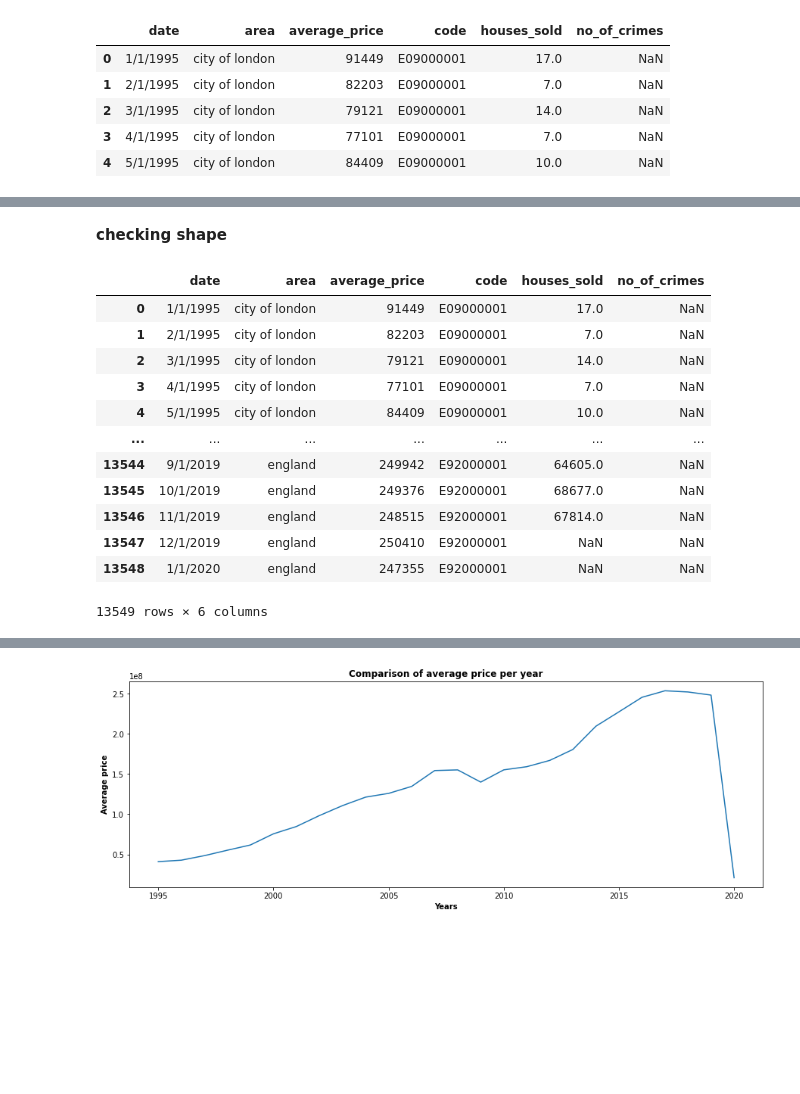
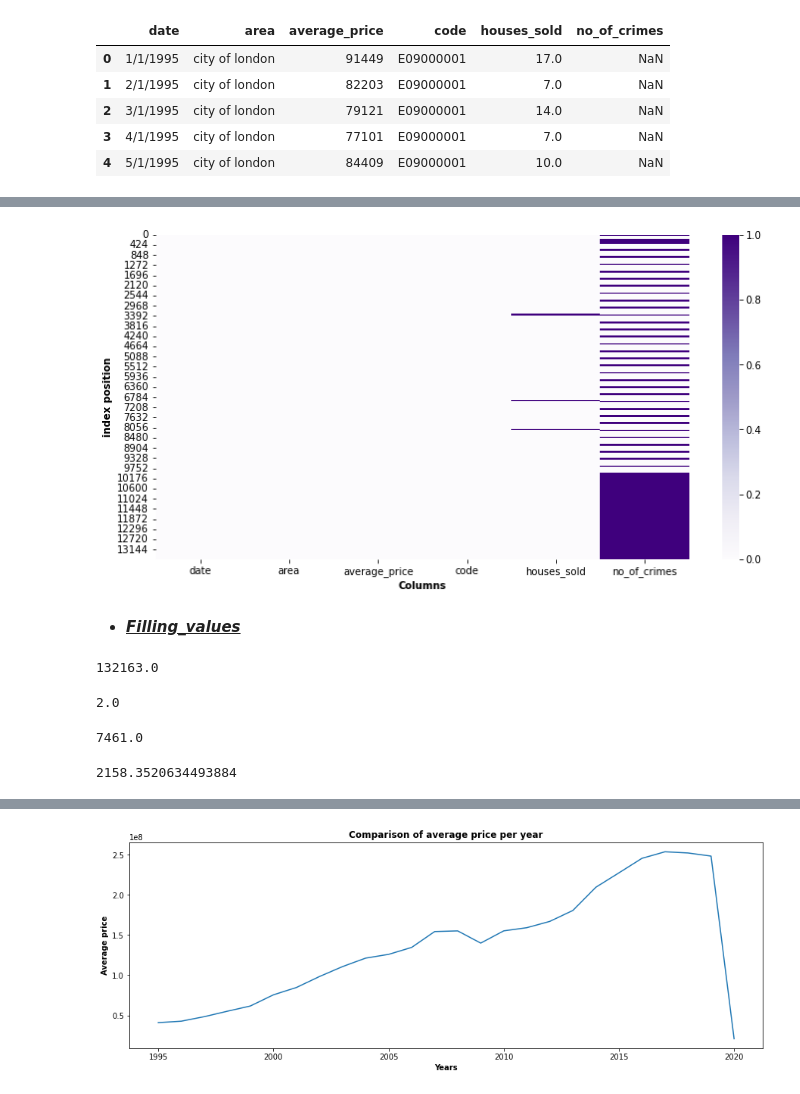
Before and after one commit to captin01/Data_Analysis, a Jupyter notebook: London_Housing/LND_Housing.ipynb, the cells around one changed output, grey strips where cells are left out. Drawn from its saved outputs; the diff is of its cells as text; code cells hidden in the pictures; blank space fills up the shorter version.

```diff
--- a/London_Housing/LND_Housing.ipynb
+++ b/London_Housing/LND_Housing.ipynb
@@ -52,19 +27,32 @@ dtype: int64
-# %% [markdown]
-**checking shape**
-# %%
-hs_data2.shape
-hs_data
-# %% [output]
-|  | date | area | average_price | code | houses_sold | no_of_crimes |
-| 0 | 1/1/1995 | city of london | 91449 | E09000001 | 17.0 | NaN |
-| 1 | 2/1/1995 | city of london | 82203 | E09000001 | 7.0 | NaN |
-| 2 | 3/1/1995 | city of london | 79121 | E09000001 | 14.0 | NaN |
-| 3 | 4/1/1995 | city of london | 77101 | E09000001 | 7.0 | NaN |
-| 4 | 5/1/1995 | city of london | 84409 | E09000001 | 10.0 | NaN |
-| ... | ... | ... | ... | ... | ... | ... |
-| 13544 | 9/1/2019 | england | 249942 | E92000001 | 64605.0 | NaN |
-| 13545 | 10/1/2019 | england | 249376 | E92000001 | 68677.0 | NaN |
-| 13546 | 11/1/2019 | england | 248515 | E92000001 | 67814.0 | NaN |
-| 13547 | 12/1/2019 | england | 250410 | E92000001 | NaN | NaN |
-| 13548 | 1/1/2020 | england | 247355 | E92000001 | NaN | NaN |
-13549 rows × 6 columns
+# %%
+#snsheatmap
+plt.figure(figsize = (12, 6))
+sns.heatmap(hs_data.isnull(),
+            cmap='Purples')
+plt.ylabel('index position', fontweight = 'bold')
+plt.xlabel('Columns', fontweight = 'bold')
+plt.show()
+# %% [output]
+[figure, added]
+# %% [markdown]
+- <u> ***Filling_values*** </u>
+# %%
+max_hs = hs_data.houses_sold.max()
+max_hs
+# %% [output]
+132163.0
+# %%
+min_hs = hs_data.houses_sold.min()
+min_hs
+# %% [output]
+2.0
+# %%
+max_crime = hs_data.no_of_crimes.max()
+max_crime
+# %% [output]
+7461.0
+# %%
+mean_crime = hs_data.no_of_crimes.mean()
+mean_crime
+# %% [output]
+2158.3520634493884
```
Also changed, not shown: parts of 68 cells of this notebook.
